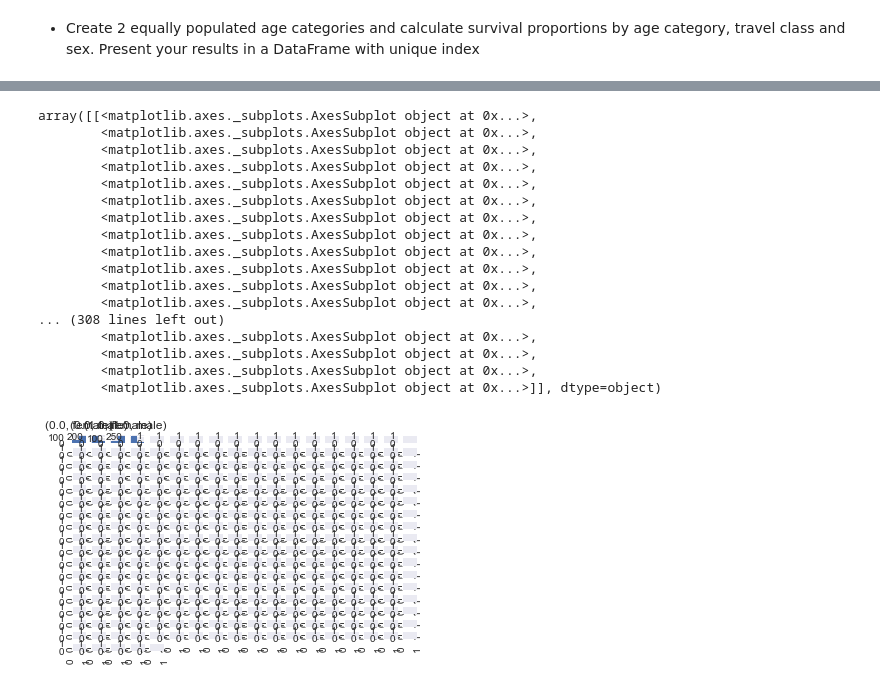
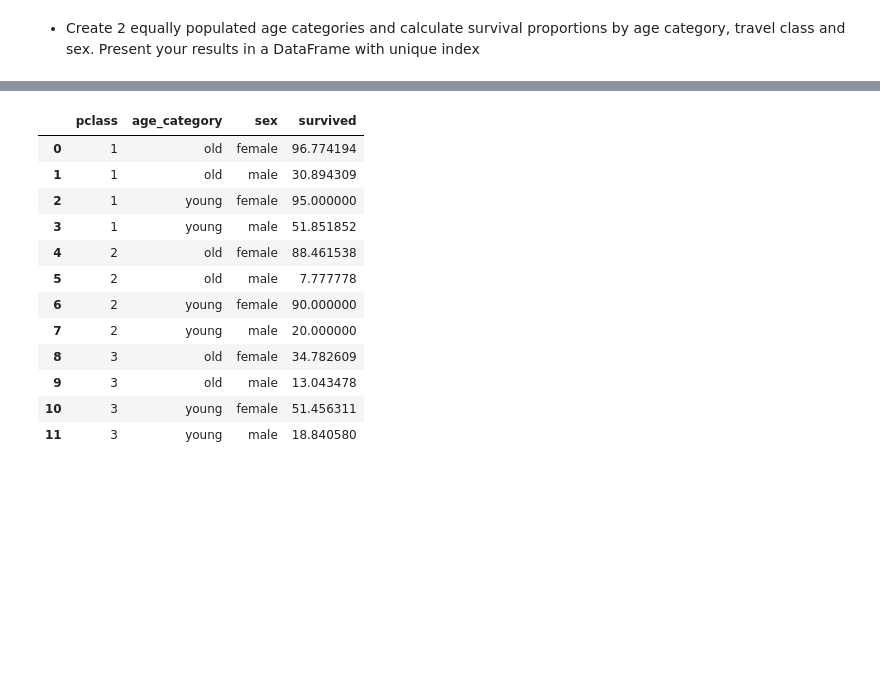
Before and after one commit to mathildemrt/ada, a Jupyter notebook: 01 - Pandas and Data Wrangling/Homework 1.ipynb, the cells around one changed output, grey strips where cells are left out. Saved outputs shown, nothing was run; the diff lists cells and outputs as text; code cells hidden in the pictures; blank space fills up the shorter version.

```diff
--- a/01 - Pandas and Data Wrangling/Homework 1.ipynb
+++ b/01 - Pandas and Data Wrangling/Homework 1.ipynb
@@ -465,21 +397,0 @@ passengers
-# %%
-passengers.hist(column='survived', grid=True, bins=2, by=['age_category','sex'])
-# %% [output]
-array([[<matplotlib.axes._subplots.AxesSubplot object at 0x...>,
-        <matplotlib.axes._subplots.AxesSubplot object at 0x...>,
-        <matplotlib.axes._subplots.AxesSubplot object at 0x...>,
-        <matplotlib.axes._subplots.AxesSubplot object at 0x...>,
-        <matplotlib.axes._subplots.AxesSubplot object at 0x...>,
-        <matplotlib.axes._subplots.AxesSubplot object at 0x...>,
-        <matplotlib.axes._subplots.AxesSubplot object at 0x...>,
-        <matplotlib.axes._subplots.AxesSubplot object at 0x...>,
-        <matplotlib.axes._subplots.AxesSubplot object at 0x...>,
-        <matplotlib.axes._subplots.AxesSubplot object at 0x...>,
-        <matplotlib.axes._subplots.AxesSubplot object at 0x...>,
-        <matplotlib.axes._subplots.AxesSubplot object at 0x...>,
-... (308 lines left out)
-        <matplotlib.axes._subplots.AxesSubplot object at 0x...>,
-        <matplotlib.axes._subplots.AxesSubplot object at 0x...>,
-        <matplotlib.axes._subplots.AxesSubplot object at 0x...>,
-        <matplotlib.axes._subplots.AxesSubplot object at 0x...>]], dtype=object)
-[figure, removed]
@@ -487,0 +398,18 @@ plt.show()
+# %%
+survivor_by_travel_and_sex_and_age = passengers[['pclass','age_category','sex','survived']].groupby(['pclass','age_category','sex']).mean().reset_index()
+survivor_by_travel_and_sex_and_age['survived'] = survivor_by_travel_and_sex_and_age['survived']*100
+survivor_by_travel_and_sex_and_age
+# %% [output]
+|  | pclass | age_category | sex | survived |
+| 0 | 1 | old | female | 96.774194 |
+| 1 | 1 | old | male | 30.894309 |
+| 2 | 1 | young | female | 95.000000 |
+| 3 | 1 | young | male | 51.851852 |
+| 4 | 2 | old | female | 88.461538 |
+| 5 | 2 | old | male | 7.777778 |
+| 6 | 2 | young | female | 90.000000 |
+| 7 | 2 | young | male | 20.000000 |
+| 8 | 3 | old | female | 34.782609 |
+| 9 | 3 | old | male | 13.043478 |
+| 10 | 3 | young | female | 51.456311 |
+| 11 | 3 | young | male | 18.840580 |
```
Also changed, not shown: parts of 17 cells of this notebook.
